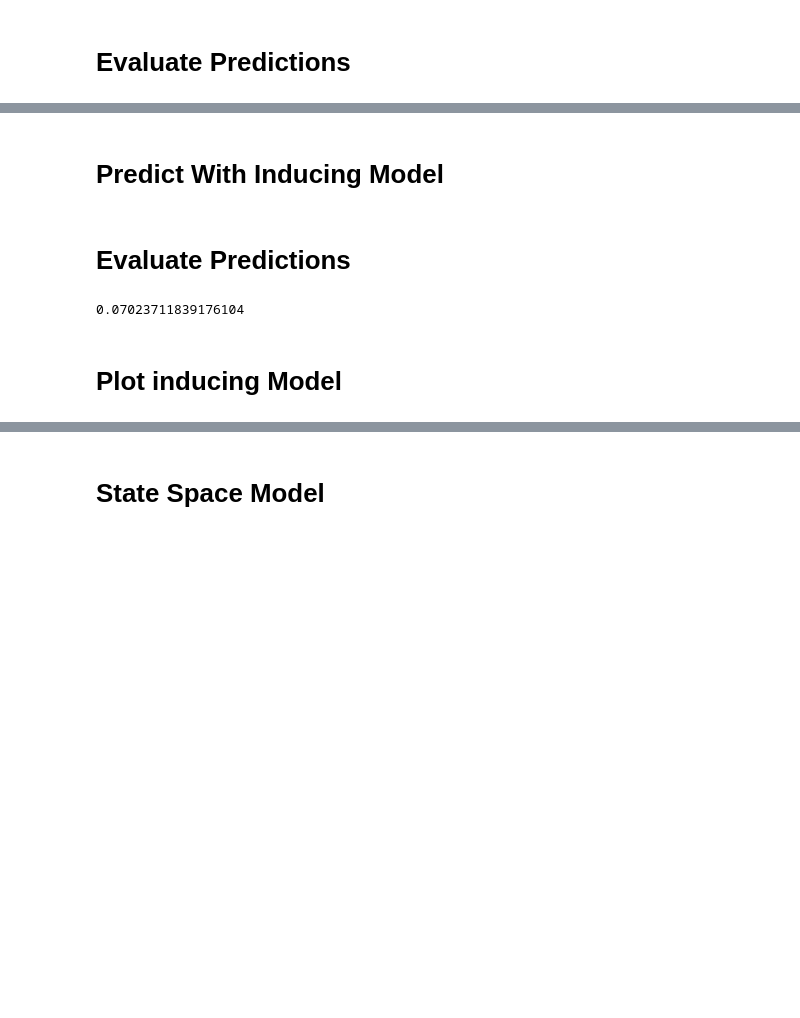
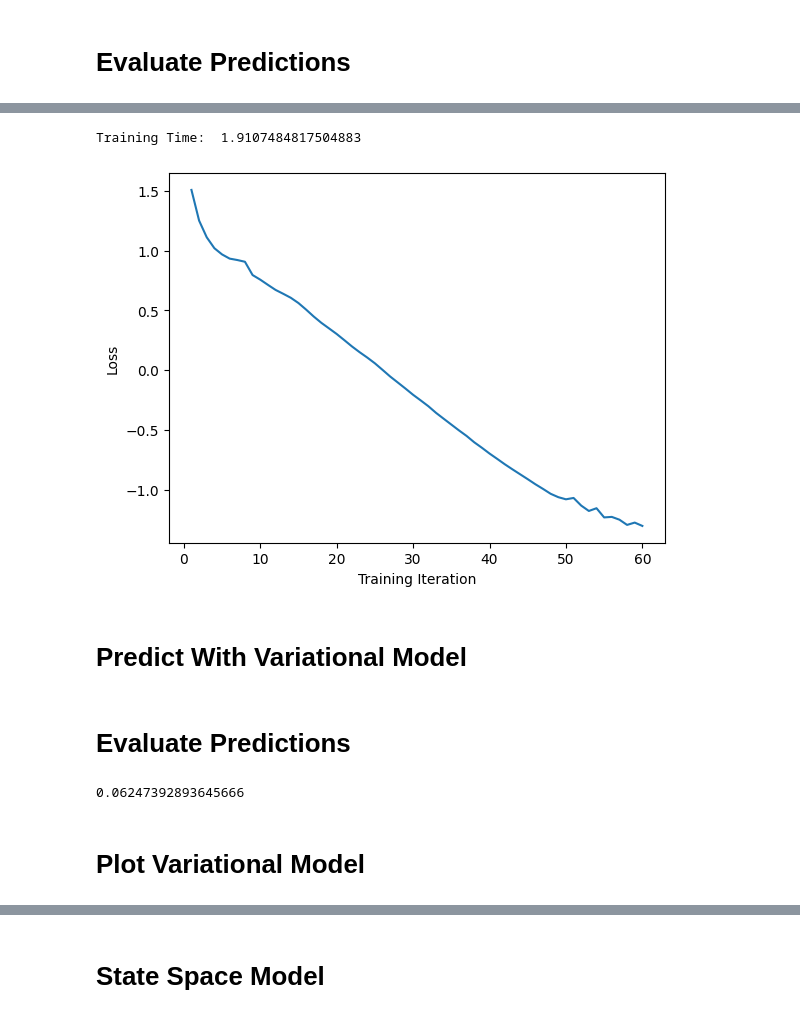
Before and after one commit to Sabelz/Master_Thesis_Alexander, a Jupyter notebook: GPs/ToyGPs.ipynb, the cells around one changed output, grey strips where cells are left out. Saved outputs shown, nothing was run; the diff lists cells and outputs as text; code cells hidden in the pictures; blank space fills up the shorter version.

```diff
--- a/GPs/ToyGPs.ipynb
+++ b/GPs/ToyGPs.ipynb
@@ -99,9 +104,9 @@ plotGP(x_train_toy, y_train_toy, KISSGP_model_toy, KISSGP_likelihood_toy, "KISS-
 # %%
-inducing_likelihood_toy = gpytorch.likelihoods.GaussianLikelihood()
-inducing_mean_toy = gpytorch.means.ConstantMean()
-inducing_kernel_toy = gpytorch.kernels.RBFKernel()
+variational_likelihood_toy = gpytorch.likelihoods.GaussianLikelihood()
+variational_mean_toy = gpytorch.means.ConstantMean()
+variational_kernel_toy = gpytorch.kernels.RBFKernel()
 n_inducing_points = 150
 inducing_points = x_train_toy[torch.randperm(x_train_toy.size(0))[:n_inducing_points]]
-inducing_model_toy = InducingGP(inducing_likelihood_toy, inducing_mean_toy, inducing_kernel_toy, inducing_points) # InducingGP defined in utils/models.ipynb
-inducing_model_toy = inducing_model_toy.to(device) # Move model to device, defined in utils/models.ipynb
+variational_model_toy = variationalGP(variational_likelihood_toy, variational_mean_toy, variational_kernel_toy, inducing_points) # InducingGP defined in utils/models.ipynb
+variational_model_toy = variational_model_toy.to(device) # Move model to device, defined in utils/models.ipynb
 # %% [markdown]
@@ -109,6 +114,10 @@ inducing_model_toy = inducing_model_toy.to(device) # Move model to device, defin
 # %%
-train_ELBO(inducing_model_toy, inducing_likelihood_toy, x_train_toy, y_train_toy, training_iter= 60) # train is defined in utils/functions.ipynb
+train_time_variational_toy = train_ELBO(variational_model_toy, variational_likelihood_toy, x_train_toy, y_train_toy, training_iter= 60) # train is defined in utils/functions.ipynb
+print("Training Time: ",train_time_variational_toy)
+# %% [output]
+Training Time:  1.9107484817504883
+[figure, added]
 # %% [markdown]
-# Predict With Inducing Model
+# Predict With Variational Model
 # %%
 with torch.no_grad(), gpytorch.settings.fast_pred_var():
@@ -117,11 +126,11 @@ with torch.no_grad(), gpytorch.settings.fast_pred_var():
 # Evaluate Predictions
 # %%
 # Root Mean Square Error(RMSE)
-RMSE_inducing_toy = mean_squared_error(y_test_toy, predictions_inducing_toy.mean, squared=False)
-RMSE_inducing_toy
+RMSE_variational_toy = mean_squared_error(y_test_toy, predictions_variational_toy.mean, squared=False)
+RMSE_variational_toy
 # %% [output]
-0.07023711839176104
+0.06247392893645666
 # %% [markdown]
-# Plot inducing Model
+# Plot Variational Model
 # %%
 # plotGP defined in utils/functions.ipynb
```
Also changed, not shown: parts of 22 cells of this notebook.
